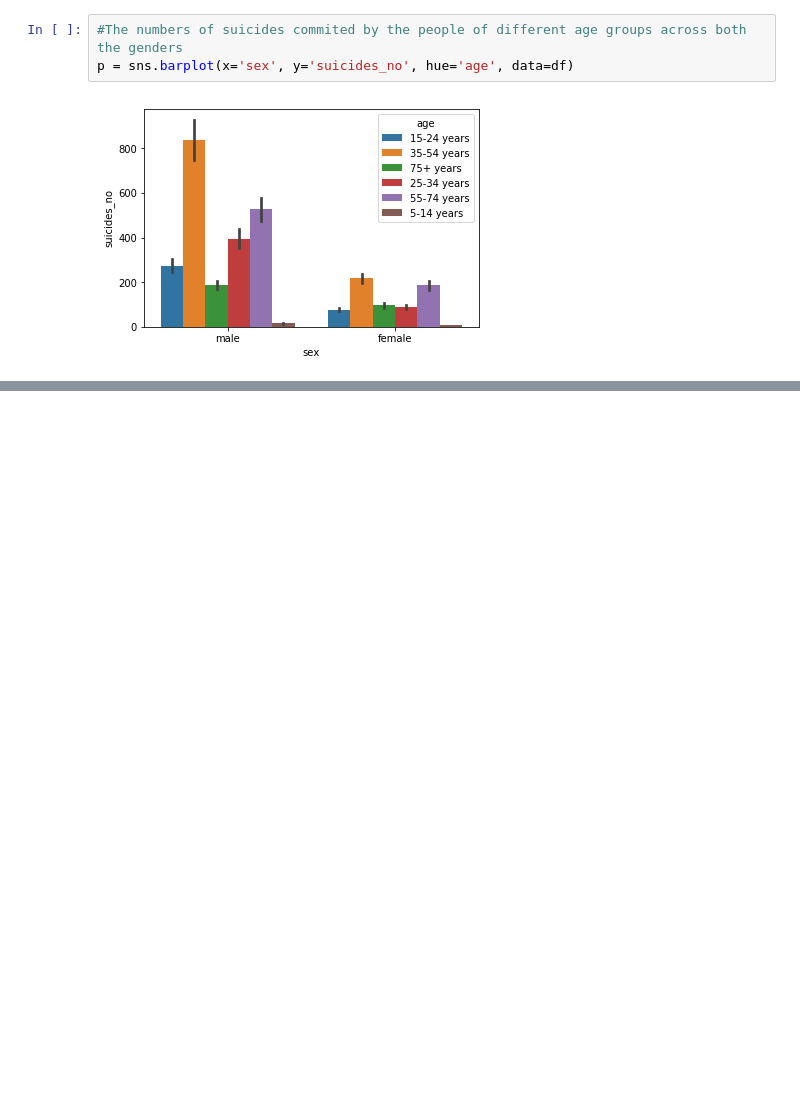
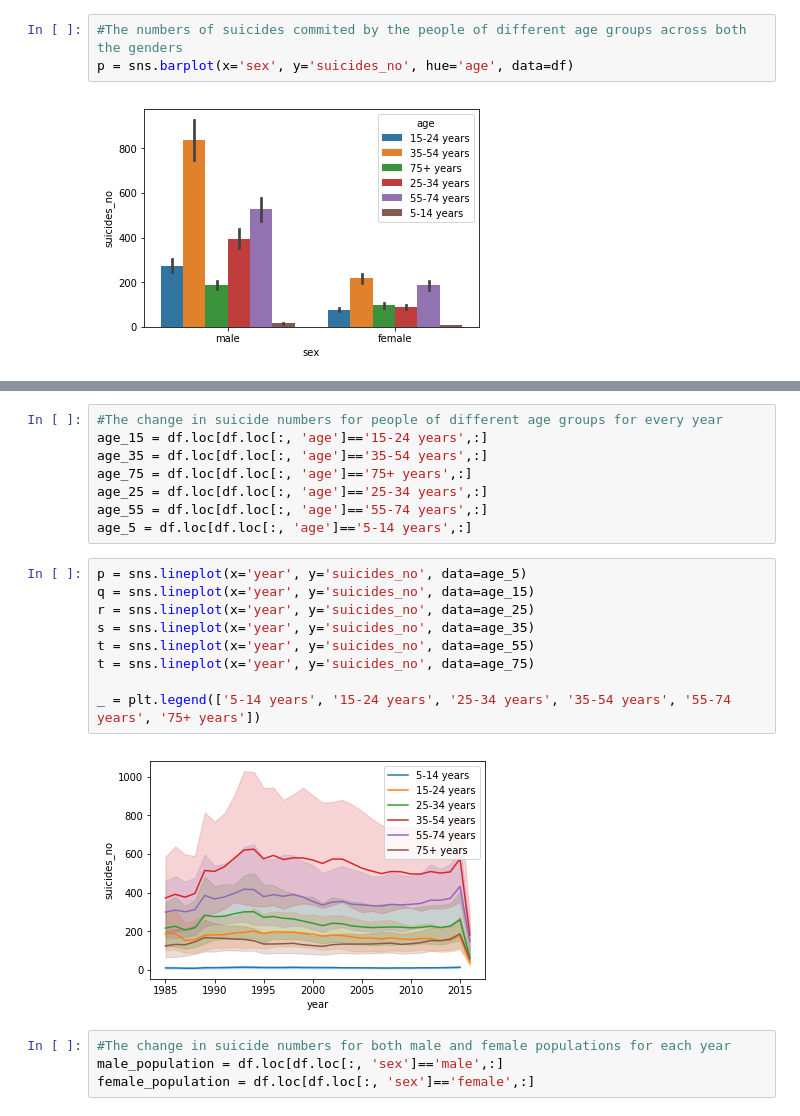
Before and after one commit to damikanye/capstone-project, a Jupyter notebook: Capstone project.ipynb, the cells around one changed output, grey strips where cells are left out. Cells and saved outputs as stored; diff of their text form; blank space fills up the shorter version.

```diff
--- a/Capstone project.ipynb
+++ b/Capstone project.ipynb
@@ -61,0 +77,23 @@ p = sns.barplot(x='sex', y='suicides_no', hue='age', data=df)
+# %%
+#The change in suicide numbers for people of different age groups for every year
+age_15 = df.loc[df.loc[:, 'age']=='15-24 years',:]
+age_35 = df.loc[df.loc[:, 'age']=='35-54 years',:]
+age_75 = df.loc[df.loc[:, 'age']=='75+ years',:]
+age_25 = df.loc[df.loc[:, 'age']=='25-34 years',:]
+age_55 = df.loc[df.loc[:, 'age']=='55-74 years',:]
+age_5 = df.loc[df.loc[:, 'age']=='5-14 years',:]
+# %%
+p = sns.lineplot(x='year', y='suicides_no', data=age_5)
+q = sns.lineplot(x='year', y='suicides_no', data=age_15)
+r = sns.lineplot(x='year', y='suicides_no', data=age_25)
+s = sns.lineplot(x='year', y='suicides_no', data=age_35)
+t = sns.lineplot(x='year', y='suicides_no', data=age_55)
+t = sns.lineplot(x='year', y='suicides_no', data=age_75)
+
+_ = plt.legend(['5-14 years', '15-24 years', '25-34 years', '35-54 years', '55-74 years', '75+ years'])
+# %% [output]
+[figure, added]
+# %%
+#The change in suicide numbers for both male and female populations for each year
+male_population = df.loc[df.loc[:, 'sex']=='male',:]
+female_population = df.loc[df.loc[:, 'sex']=='female',:]
```
Also changed, not shown: parts of 4 cells of this notebook, 8 other files.
